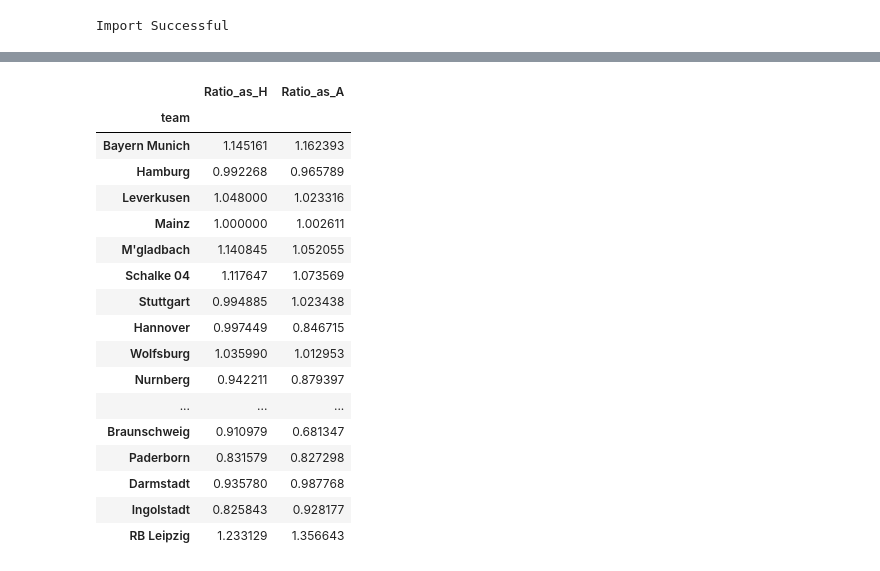
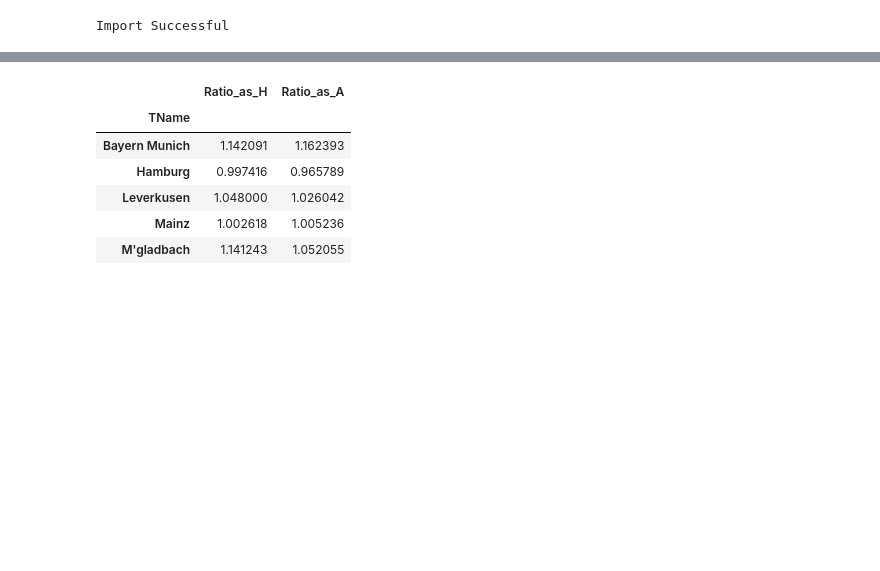
Before and after one commit to mgbukov/bundesliga, a Jupyter notebook: Buli_Download.ipynb, the cells around one changed output, grey strips where cells are left out. Saved outputs shown, nothing was run; the diff lists cells and outputs as text; code cells hidden in the pictures; blank space fills up the shorter version.

```diff
--- a/Buli_Download.ipynb
+++ b/Buli_Download.ipynb
@@ -36,4 +18,0 @@ downloaded_df.loc[:, "Gameday"] = gamedaylist
-# %%
-teamlist = downloaded_df.loc[:, "HomeTeam"].unique()
-data = np.array([range(len(teamlist)), teamlist]).T
-team_df = pd.DataFrame(data=data, columns=['TID', 'team'])
@@ -246,9 +148,9 @@ def inverse(x):
     return 1./x
 def points(x):
     if x > 0:
+        return 3
+    elif x == 0:
         return 1
-    elif x == 0:
-        return 1./3
     else:
         return 0
 # %%
@@ -274,3 +216,26 @@ complete_df.head()
+# %%
+complete_running_df = all_merged_df.merge(running_df, how='left', left_on=['TID_H', 'Season', 'Gameday'], right_index=True)
+complete_running_df = complete_running_df.merge(running_df, how='left', left_on=['TID_A', 'Season', 'Gameday'], right_index=True)
+
+complete_running_df = complete_running_df.rename(columns={'Points_x': 'HP3', 'Points_y': 'AP3'})
+complete_running_df = complete_running_df.sort_values(['Season', 'Gameday', 'TID_H'])
+
+columns_cr = [u'Season', u'Gameday', u'TID_H', u'TID_A', u'TName_H', u'TName_A', u'FTGD', u'HTGD', u'FTHG', u'HTHG',
+              u'HGA', u'AGA', u'Odds', u'Odds', u'Attendance', u'ChancesA', u'ChancesH', u'HS', u'AS', u'HST', u'AST',
+              u'HF', u'AF', u'HC', u'AC', u'HY', u'AY', u'HR', u'AR', u'Attendance', u'Link', u'HP3',  u'AP3']
+complete_running_df = complete_running_df.loc[:, columns_cr]
+complete_running_df.index = range(len(complete_running_df))
+complete_running_df = complete_running_df.drop_duplicates(['Season', 'Gameday', 'TID_H', 'TID_A']).fillna(0.5)
+
+attendance_max_df = complete_running_df.loc[:, ['Season', 'TID_H', 'Attendance']].groupby(['Season', 'TID_H']).max()
+
+attendance_help_df = complete_running_df.loc[:, ['Season', 'Gameday', 'TID_H']]
+attendance_help_df.loc[:, "Indexer"] = attendance_help_df.index
+attendance_help_df = attendance_help_df.set_index(['Season', 'TID_H'])
+attendance_help_df = pd.concat([attendance_help_df.sort_index(),
+                                complete_running_df.loc[:, ['Season', 'TID_H', 'Attendance']].set_index(['Season', 'TID_H'])/attendance_max_df], axis=1).set_index('Indexer')
+
+complete_running_df.loc[:, 'Attendance'] = attendance_help_df.loc[:, 'Attendance']
 # %%
 multi_index = pd.MultiIndex(levels=[[],[],[]],
                              labels=[[],[],[]],
@@ -333,8 +271,0 @@ running_df.to_csv('Running_Points_2006_2016.csv')
-# %%
-complete_running_df = complete_df.merge(running_df, how='left', left_on=['TID_H', 'Season', 'Gameday'], right_index=True)
-complete_running_df = complete_running_df.merge(running_df, how='left', left_on=['TID_A', 'Season', 'Gameday'], right_index=True)
-
-complete_running_df = complete_running_df.rename(columns={'Points_x': 'HP3', 'Points_y': 'AP3'}).filter(regex='^(?!B365)')
-complete_running_df = complete_running_df.drop(['FTAG', 'FTR','HTAG', 'HTR'], axis=1)
-
-complete_running_df = complete_running_df.drop_duplicates(['Season', 'Gameday', 'TID_H', 'TID_A']).fillna(0.5)
@@ -376,43 +292,32 @@ AEff    37.802020
 dtype: float64
 # %%
 shots_H = complete_running_df.loc[:, ['TID_H', 'HST', 'AST', 'HS', 'AS']].groupby('TID_H').mean()
-conversion_df_H = shots_H.merge(team_df, left_index=True, right_index=True).set_index('team')
+conversion_df_H = shots_H.merge(team_df, left_index=True, right_index=True).set_index('TName')
 conversion_df_H.loc[:, 'HEff'] = np.round(100*conversion_df_H.loc[:, 'HST'] / conversion_df_H.loc[:, 'HS'], 1)
 conversion_df_H.loc[:, 'AEff'] = np.round(100*conversion_df_H.loc[:, 'AST'] / conversion_df_H.loc[:, 'AS'], 1)
 
 shots_A = complete_running_df.loc[:, ['TID_A', 'HST', 'AST', 'HS', 'AS']].groupby('TID_A').mean()
-conversion_df_A = shots_A.merge(team_df, left_index=True, right_index=True).set_index('team')
+conversion_df_A = shots_A.merge(team_df, left_index=True, right_index=True).set_index('TName')
 conversion_df_A.loc[:, 'HEff'] = np.round(100*conversion_df_A.loc[:, 'HST'] / conversion_df_A.loc[:, 'HS'], 1)
 conversion_df_A.loc[:, 'AEff'] = np.round(100*conversion_df_A.loc[:, 'AST'] / conversion_df_A.loc[:, 'AS'], 1)
 
 shots = pd.merge(
     conversion_df_H.loc[:, ['HS', 'HST', 'HEff', 'AS', 'AST', 'AEff']],
     conversion_df_A.loc[:, ['HS', 'HST', 'HEff', 'AS', 'AST', 'AEff']],
     how='inner', left_index=True, right_index=True, suffixes=('_as_H', '_as_A')).apply(np.round, args=(2,))
 #shots.index = team_df.loc[:, 'team']
 shots.loc[:, 'Ratio_as_H'] = shots.loc[:, 'HEff_as_H'] / shots.loc[:, 'AEff_as_H']
 shots.loc[:, 'Ratio_as_A'] = shots.loc[:, 'AEff_as_A'] / shots.loc[:, 'HEff_as_A']
 
-shots.ix[:, ['Ratio_as_H', 'Ratio_as_A']]
+shots.ix[:, ['Ratio_as_H', 'Ratio_as_A']].head()
 # %% [output]
 |  | Ratio_as_H | Ratio_as_A |
-| team |  |  |
-| Bayern Munich | 1.145161 | 1.162393 |
-| Hamburg | 0.992268 | 0.965789 |
-| Leverkusen | 1.048000 | 1.023316 |
-| Mainz | 1.000000 | 1.002611 |
-| M'gladbach | 1.140845 | 1.052055 |
-| Schalke 04 | 1.117647 | 1.073569 |
-| Stuttgart | 0.994885 | 1.023438 |
-| Hannover | 0.997449 | 0.846715 |
-| Wolfsburg | 1.035990 | 1.012953 |
-| Nurnberg | 0.942211 | 0.879397 |
-| ... | ... | ... |
-| Braunschweig | 0.910979 | 0.681347 |
-| Paderborn | 0.831579 | 0.827298 |
-| Darmstadt | 0.935780 | 0.987768 |
-| Ingolstadt | 0.825843 | 0.928177 |
-| RB Leipzig | 1.233129 | 1.356643 |
+| TName |  |  |
+| Bayern Munich | 1.142091 | 1.162393 |
+| Hamburg | 0.997416 | 0.965789 |
+| Leverkusen | 1.048000 | 1.026042 |
+| Mainz | 1.002618 | 1.005236 |
+| M'gladbach | 1.141243 | 1.052055 |
 # %%
 point_avg_df = table_extrap_df.groupby(level=['TID']).mean()
 point_avg_df.index = shots.index
```
Also changed, not shown: parts of 34 cells of this notebook, 1 other file.
